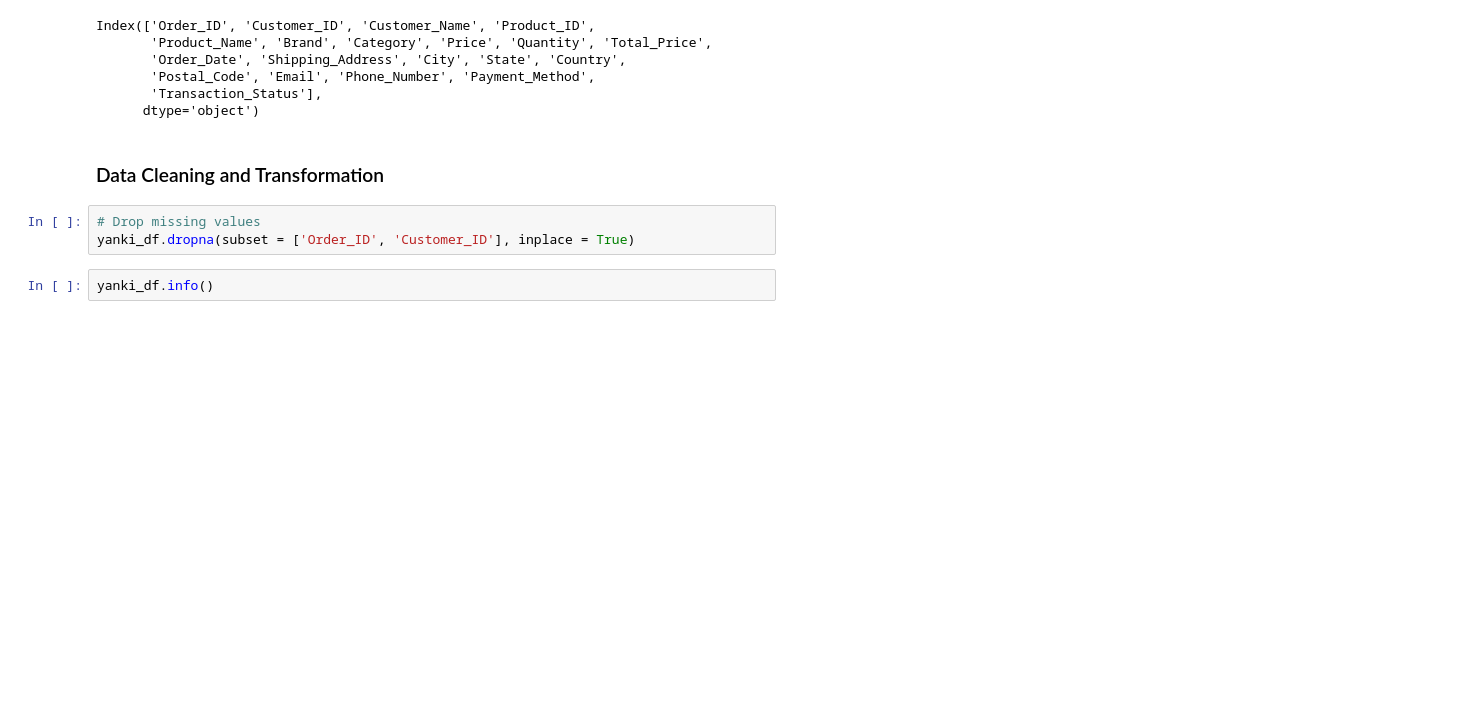
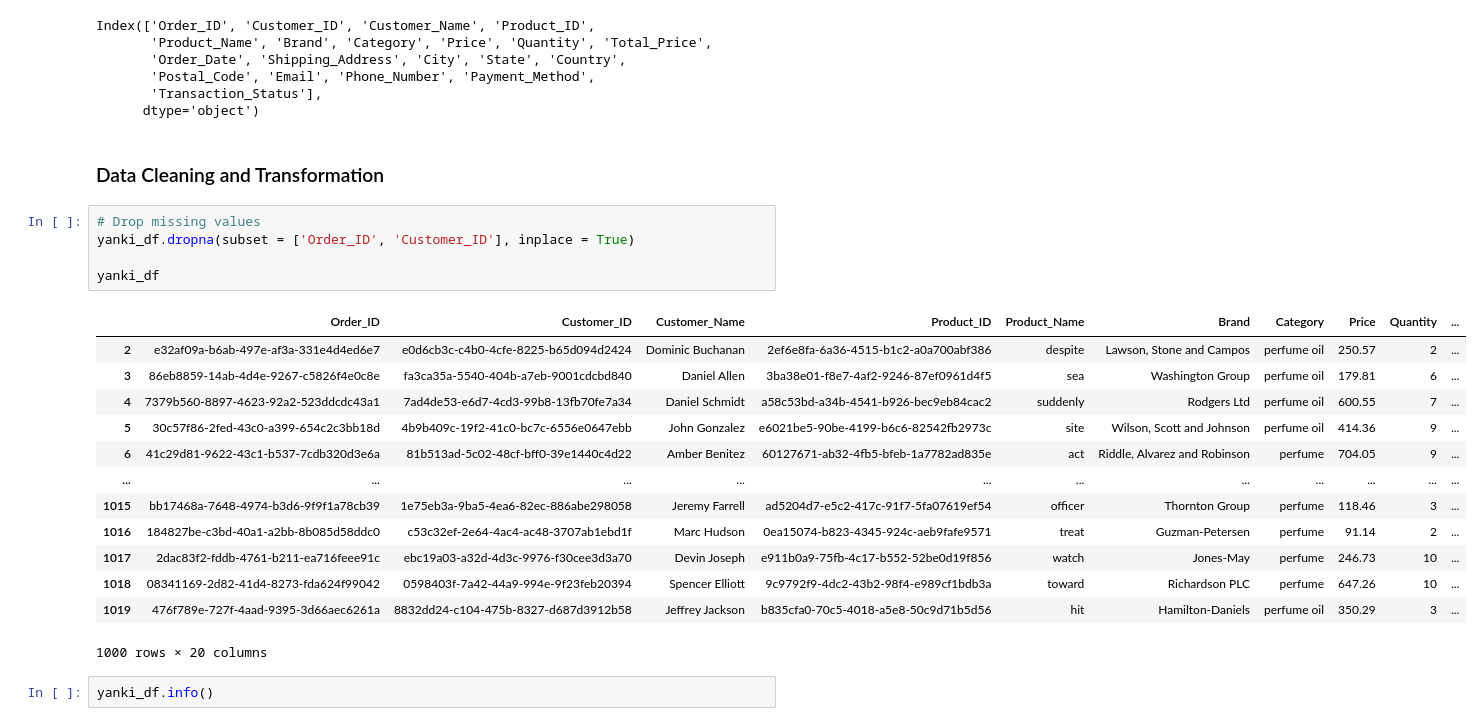
Before and after one commit to Nel-zi/Yanki_Ecommerce, a Jupyter notebook: Yanki_Ecommerce.ipynb, the cells around one changed output. Cells and saved outputs as stored; diff of their text form; blank space fills up the shorter version.

```diff
--- a/Yanki_Ecommerce.ipynb
+++ b/Yanki_Ecommerce.ipynb
@@ -55,6 +55,22 @@ Index(['Order_ID', 'Customer_ID', 'Customer_Name', 'Product_ID',
 # %%
 # Drop missing values
 yanki_df.dropna(subset = ['Order_ID', 'Customer_ID'], inplace = True)
+
+yanki_df
+# %% [output]
+|  | Order_ID | Customer_ID | Customer_Name | Product_ID | Product_Name | Brand | Category | Price | Quantity | ... |
+| 2 | e32af09a-b6ab-497e-af3a-331e4d4ed6e7 | e0d6cb3c-c4b0-4cfe-8225-b65d094d2424 | Dominic Buchanan | 2ef6e8fa-6a36-4515-b1c2-a0a700abf386 | despite | Lawson, Stone and Campos | perfume oil | 250.57 | 2 | ... |
+| 3 | 86eb8859-14ab-4d4e-9267-c5826f4e0c8e | fa3ca35a-5540-404b-a7eb-9001cdcbd840 | Daniel Allen | 3ba38e01-f8e7-4af2-9246-87ef0961d4f5 | sea | Washington Group | perfume oil | 179.81 | 6 | ... |
+| 4 | 7379b560-8897-4623-92a2-523ddcdc43a1 | 7ad4de53-e6d7-4cd3-99b8-13fb70fe7a34 | Daniel Schmidt | a58c53bd-a34b-4541-b926-bec9eb84cac2 | suddenly | Rodgers Ltd | perfume oil | 600.55 | 7 | ... |
+| 5 | 30c57f86-2fed-43c0-a399-654c2c3bb18d | 4b9b409c-19f2-41c0-bc7c-6556e0647ebb | John Gonzalez | e6021be5-90be-4199-b6c6-82542fb2973c | site | Wilson, Scott and Johnson | perfume oil | 414.36 | 9 | ... |
+| 6 | 41c29d81-9622-43c1-b537-7cdb320d3e6a | 81b513ad-5c02-48cf-bff0-39e1440c4d22 | Amber Benitez | 60127671-ab32-4fb5-bfeb-1a7782ad835e | act | Riddle, Alvarez and Robinson | perfume | 704.05 | 9 | ... |
+| ... | ... | ... | ... | ... | ... | ... | ... | ... | ... | ... |
+| 1015 | bb17468a-7648-4974-b3d6-9f9f1a78cb39 | 1e75eb3a-9ba5-4ea6-82ec-886abe298058 | Jeremy Farrell | ad5204d7-e5c2-417c-91f7-5fa07619ef54 | officer | Thornton Group | perfume | 118.46 | 3 | ... |
+| 1016 | 184827be-c3bd-40a1-a2bb-8b085d58ddc0 | c53c32ef-2e64-4ac4-ac48-3707ab1ebd1f | Marc Hudson | 0ea15074-b823-4345-924c-aeb9fafe9571 | treat | Guzman-Petersen | perfume | 91.14 | 2 | ... |
+| 1017 | 2dac83f2-fddb-4761-b211-ea716feee91c | ebc19a03-a32d-4d3c-9976-f30cee3d3a70 | Devin Joseph | e911b0a9-75fb-4c17-b552-52be0d19f856 | watch | Jones-May | perfume | 246.73 | 10 | ... |
+| 1018 | 08341169-2d82-41d4-8273-fda624f99042 | 0598403f-7a42-44a9-994e-9f23feb20394 | Spencer Elliott | 9c9792f9-4dc2-43b2-98f4-e989cf1bdb3a | toward | Richardson PLC | perfume | 647.26 | 10 | ... |
+| 1019 | 476f789e-727f-4aad-9395-3d66aec6261a | 8832dd24-c104-475b-8327-d687d3912b58 | Jeffrey Jackson | b835cfa0-70c5-4018-a5e8-50c9d71b5d56 | hit | Hamilton-Daniels | perfume oil | 350.29 | 3 | ... |
+1000 rows × 20 columns
 # %%
 yanki_df.info()
 # %% [output]
```
Also changed, not shown: parts of 12 cells of this notebook, 2 other files.
